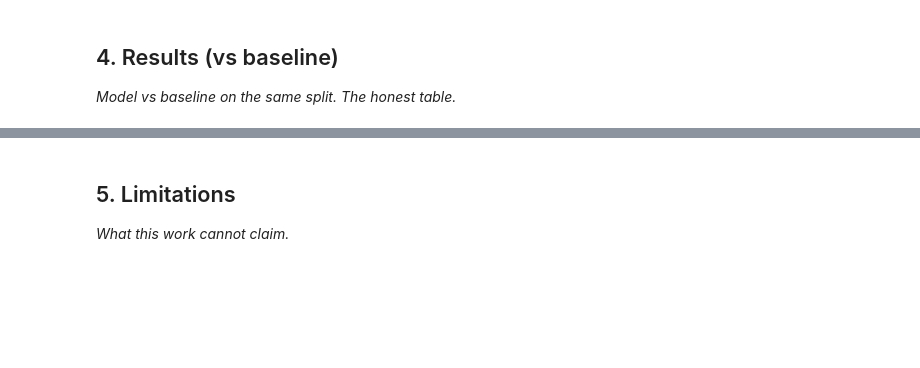
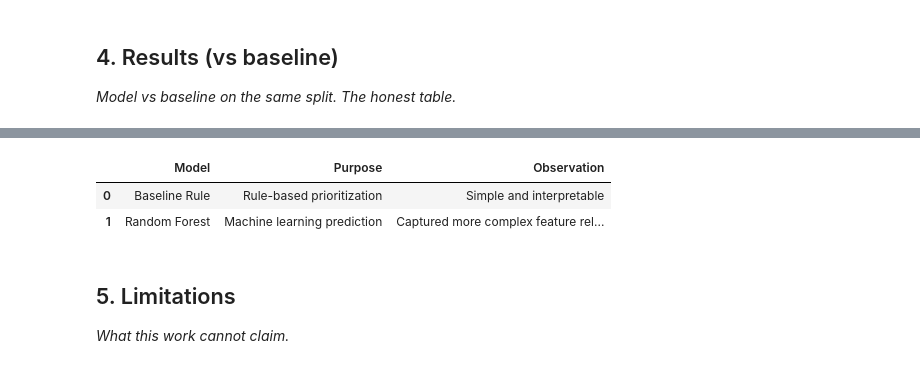
Before and after one commit to Dilip-chendra/FlyRank-Week1, a Jupyter notebook: work/notebooks/capstone.ipynb, the cells around one changed output, grey strips where cells are left out. Drawn from its saved outputs; the diff is of its cells as text; code cells hidden in the pictures; blank space fills up the shorter version.

```diff
--- a/work/notebooks/capstone.ipynb
+++ b/work/notebooks/capstone.ipynb
@@ -25,3 +106,23 @@ This skeleton is yours to fill. Work the sections **in order** — each one has
+# %%
+results = {
+    "Model": ["Baseline Rule", "Random Forest"],
+    "Purpose": [
+        "Rule-based prioritization",
+        "Machine learning prediction"
+    ],
+    "Observation": [
+        "Simple and interpretable",
+        "Captured more complex feature relationships"
+    ]
+}
+
+import pandas as pd
+
+pd.DataFrame(results)
+# %% [output]
+|  | Model | Purpose | Observation |
+| 0 | Baseline Rule | Rule-based prioritization | Simple and interpretable |
+| 1 | Random Forest | Machine learning prediction | Captured more complex feature rel... |
 # %% [markdown]
 ## 5. Limitations
 
```
Also changed, not shown: parts of 15 cells of this notebook.
